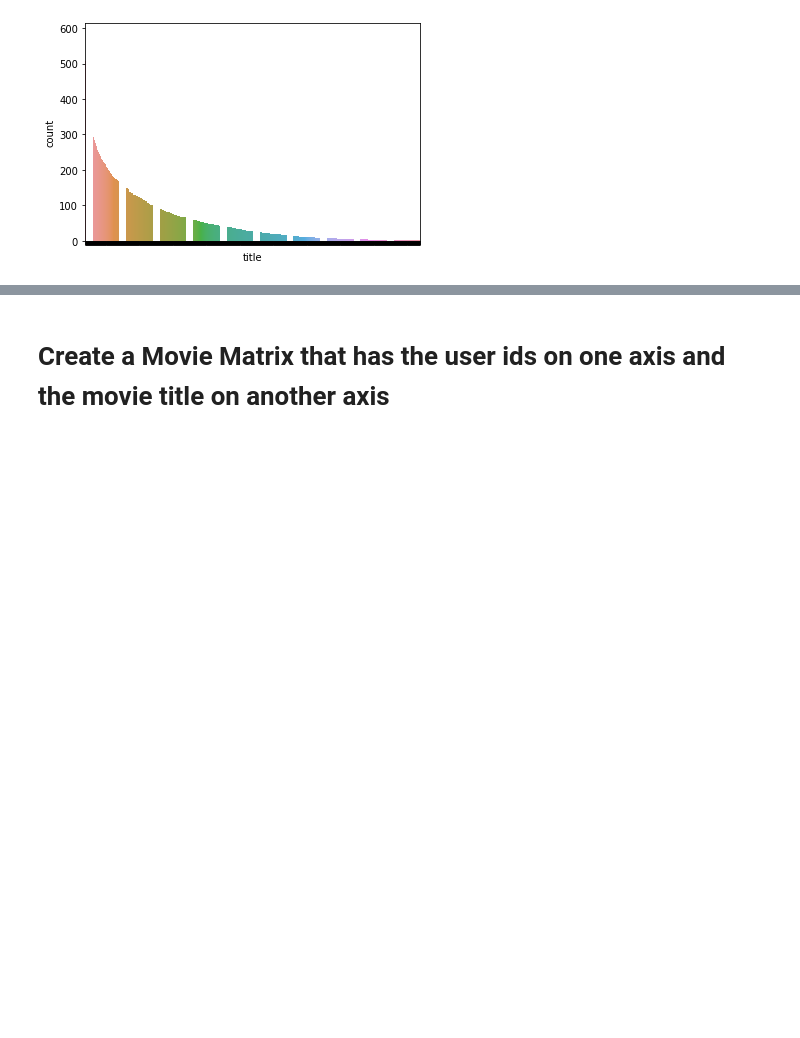
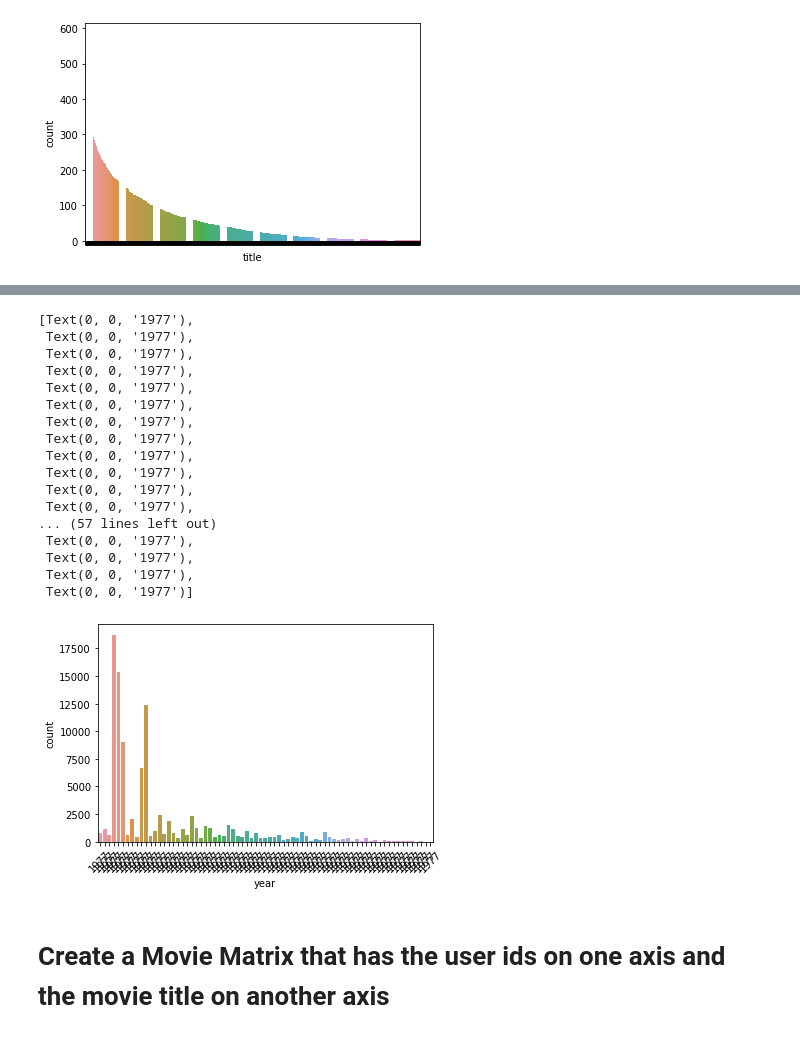
Before and after one commit to k21k/Python-Notes, a Jupyter notebook: Machine Learning/Recommeder Systems/Basic Recommender System - K.ipynb, the cells around one changed output, grey strips where cells are left out. Saved outputs shown, nothing was run; the diff lists cells and outputs as text; code cells hidden in the pictures; blank space fills up the shorter version.

```diff
--- a/Machine Learning/Recommeder Systems/Basic Recommender System - K.ipynb
+++ b/Machine Learning/Recommeder Systems/Basic Recommender System - K.ipynb
@@ -98,3 +98,8 @@ ax.set(xticklabels=[])
 # %% [output]
 [[]]
 [figure]
+# %%
+movies['timestamp']  = pd.to_datetime(movies['timestamp'] ,unit='s')
+movies['timestamp'] = pd.to_datetime(movies['timestamp'].dt.strftime('%Y-%m-%d'))
+# %%
+movies['year']= movies['title'].str.split().str[-1].str.strip('()')
@@ -101,3 +122,28 @@ ax.set(xticklabels=[])
+# %%
+# distribution of movies apparition
+xticklabels = movies['year']
+
+ax = sns.countplot(x = 'year', data=movies)
+ax.set_xticklabels(xticklabels,rotation = 45)
+# %% [output]
+[Text(0, 0, '1977'),
+ Text(0, 0, '1977'),
+ Text(0, 0, '1977'),
+ Text(0, 0, '1977'),
+ Text(0, 0, '1977'),
+ Text(0, 0, '1977'),
+ Text(0, 0, '1977'),
+ Text(0, 0, '1977'),
+ Text(0, 0, '1977'),
+ Text(0, 0, '1977'),
+ Text(0, 0, '1977'),
+ Text(0, 0, '1977'),
+... (57 lines left out)
+ Text(0, 0, '1977'),
+ Text(0, 0, '1977'),
+ Text(0, 0, '1977'),
+ Text(0, 0, '1977')]
+[figure, added]
 # %% [markdown]
 # Create a Movie Matrix that has the user ids on one axis and the movie title on another axis
 # %%
```
Also changed, not shown: parts of 1 cell of this notebook, 11 other files.
